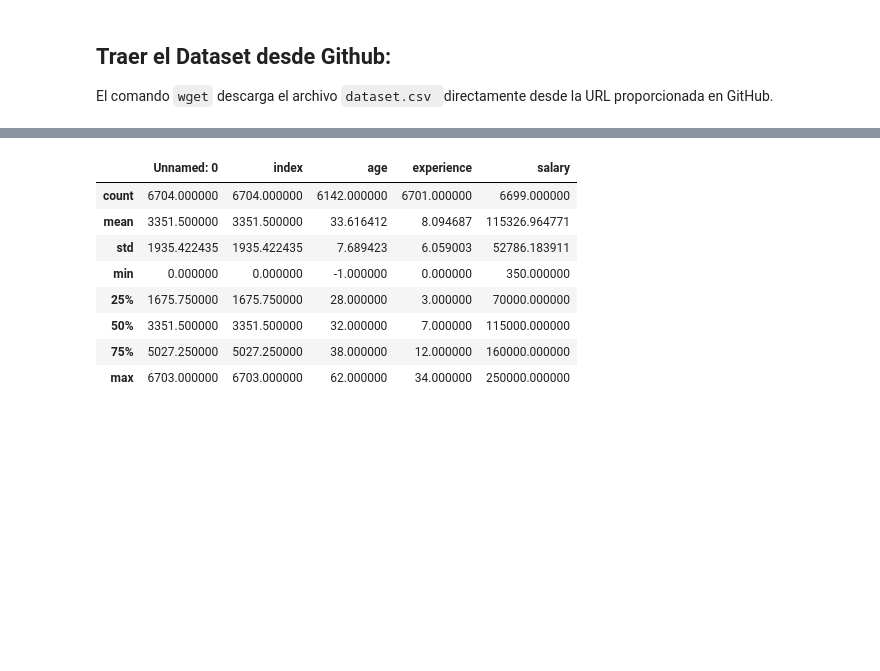
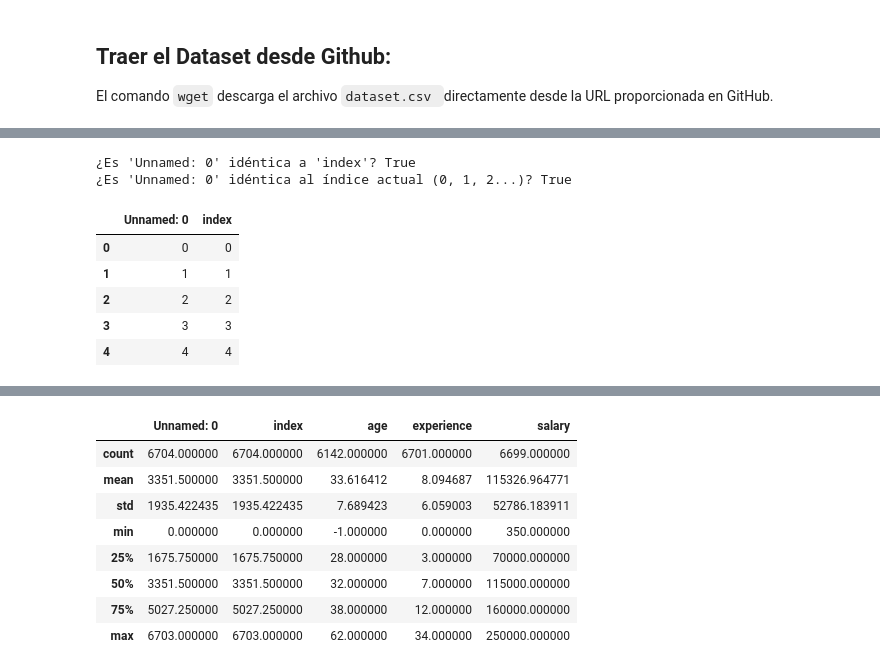
Before and after one commit to kachytronico/colab-PIA, a Jupyter notebook: PIA_02_Tarea_Procesamiento_de_la_informacion.ipynb, the cells around one changed output, grey strips where cells are left out. Drawn from its saved outputs; the diff is of its cells as text; code cells hidden in the pictures; blank space fills up the shorter version.

```diff
--- a/PIA_02_Tarea_Procesamiento_de_la_informacion.ipynb
+++ b/PIA_02_Tarea_Procesamiento_de_la_informacion.ipynb
@@ -57,0 +79,23 @@ df.head()
+# %%
+# Compruebo si 'Unnamed: 0' es exactamente igual a 'index'
+# (Si la columna no existe, el código daría error, así que primero verifico que está)
+if 'Unnamed: 0' in df.columns and 'index' in df.columns:
+    son_identicas = df['Unnamed: 0'].equals(df['index'])
+    print(f"\n¿Es 'Unnamed: 0' idéntica a 'index'? {son_identicas}")
+
+    # También compruebo si son iguales al índice actual del DataFrame
+    es_igual_al_indice = df['Unnamed: 0'].equals(pd.Series(df.index))
+    print(f"¿Es 'Unnamed: 0' idéntica al índice actual (0, 1, 2...)? {es_igual_al_indice}")
+
+# Muestro las primeras filas de estas columnas para verlo visualmente
+if 'Unnamed: 0' in df.columns:
+    display(df[['Unnamed: 0', 'index']].head())
+# %% [output]
+¿Es 'Unnamed: 0' idéntica a 'index'? True
+¿Es 'Unnamed: 0' idéntica al índice actual (0, 1, 2...)? True
+|  | Unnamed: 0 | index |
+| 0 | 0 | 0 |
+| 1 | 1 | 1 |
+| 2 | 2 | 2 |
+| 3 | 3 | 3 |
+| 4 | 4 | 4 |
```
Also changed, not shown: parts of 37 cells of this notebook.
